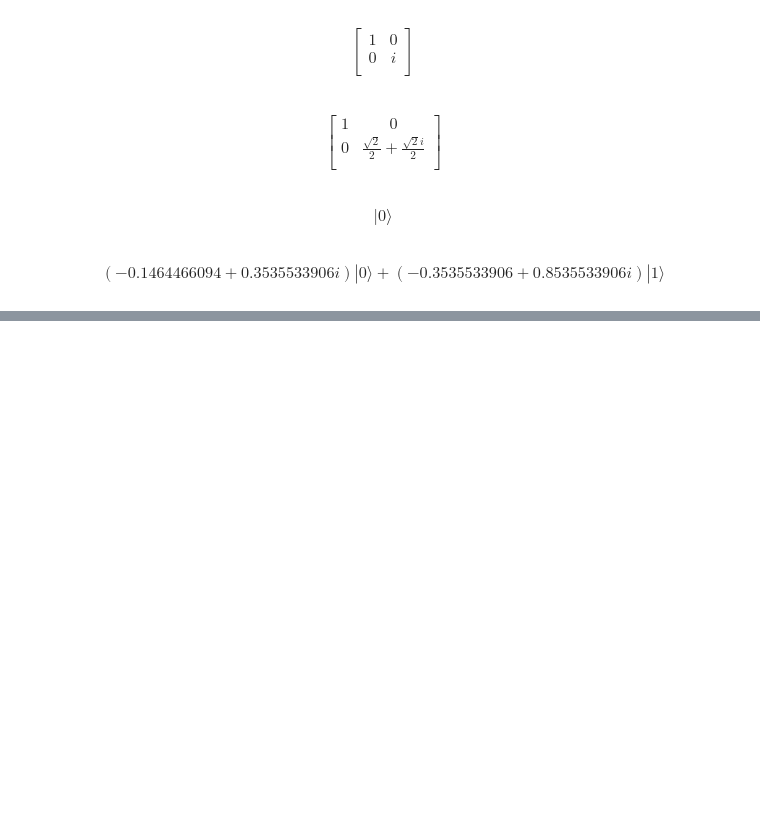
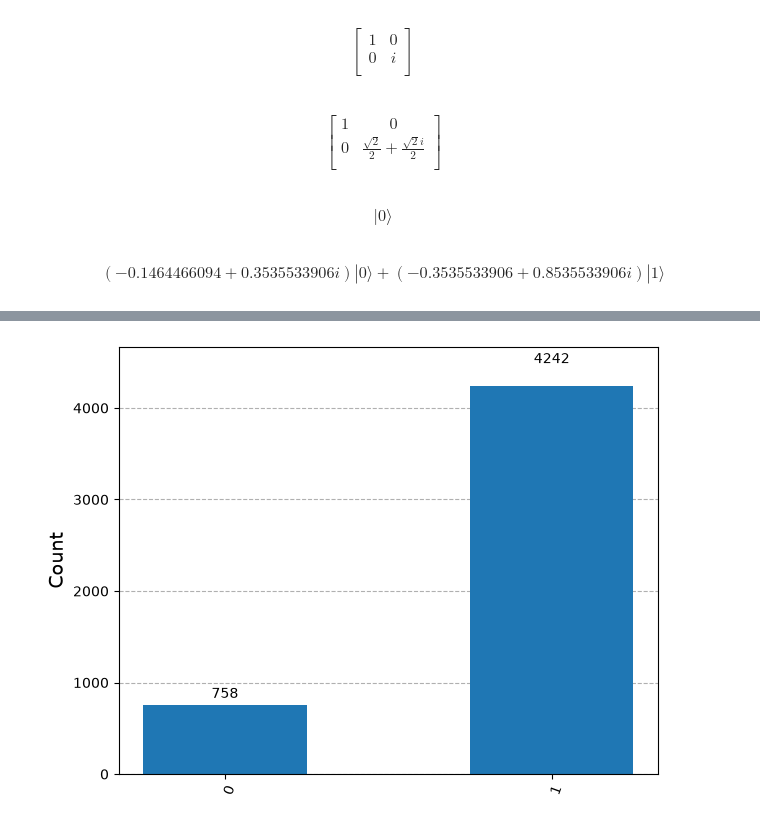
Before and after one commit to samodler/qiskit_sandbox, a Jupyter notebook: 01_qiskit_vectors_and_matrices.ipynb, the cells around one changed output, grey strips where cells are left out. Cells and saved outputs as stored; diff of their text form; code cells hidden in the pictures; blank space fills up the shorter version.

```diff
--- a/01_qiskit_vectors_and_matrices.ipynb
+++ b/01_qiskit_vectors_and_matrices.ipynb
@@ -168,0 +207,7 @@ $$(-0.1464466094 + 0.3535533906 i) |0\rangle+(-0.3535533906 + 0.8535533906 i) |1
+# %%
+from qiskit.visualization import plot_histogram
+
+statistics = v.sample_counts(5000)
+plot_histogram(statistics)
+# %% [output]
+[figure, added]
```
Also changed, not shown: parts of 6 cells of this notebook.
